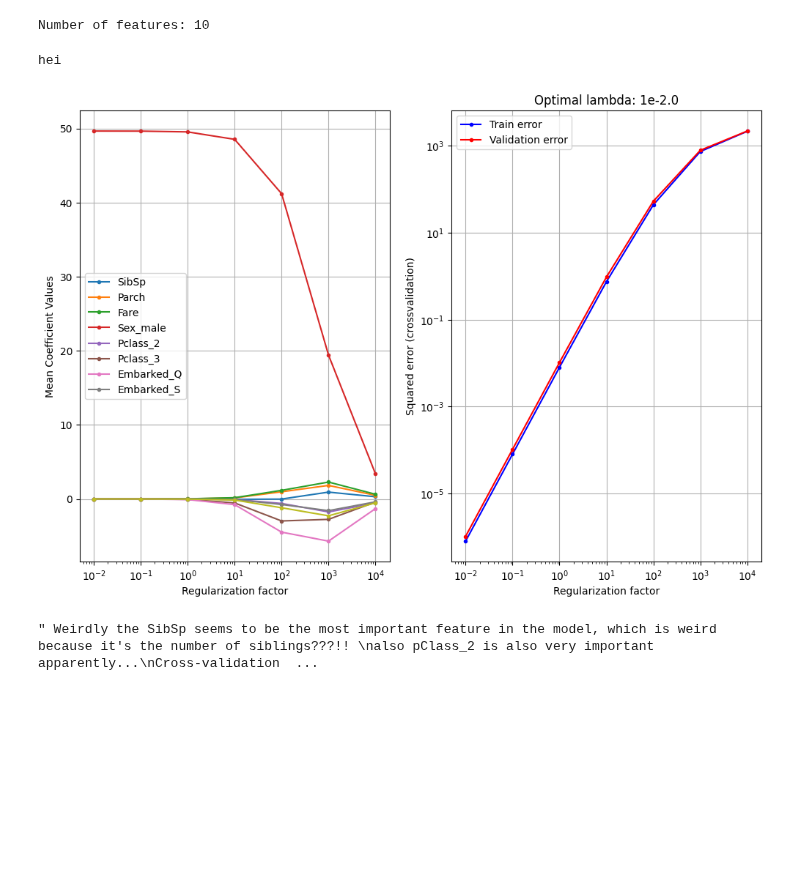
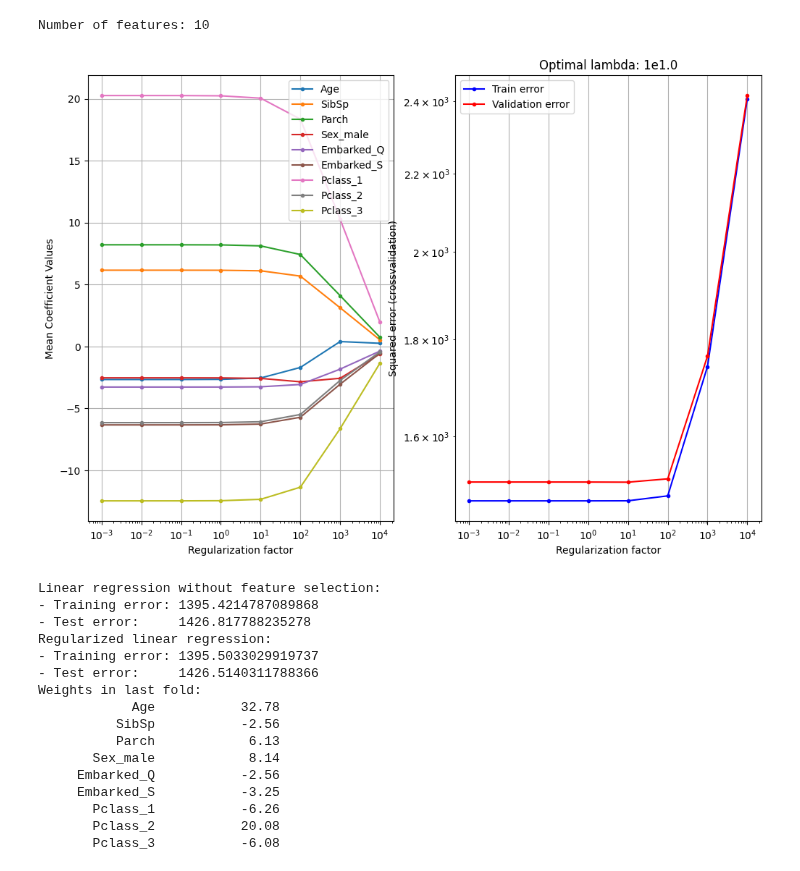
Before and after one commit to GisleGaren/IntroML02450, a Jupyter notebook: part2/analysis.ipynb, the cells around one changed output. Cells and saved outputs as stored; diff of their text form; code cells hidden in the pictures; blank space fills up the shorter version.

Commit message:
Found out that removing that insane outlier in the fare column, which was above 500, nearly halved my training and test error. I think we need to do a bit more data cleaning

```diff
--- a/part2/analysis.ipynb
+++ b/part2/analysis.ipynb
@@ -75,6 +75,9 @@ print(f"Missing values in 'SibSp' column: {missing_sibSp}")
 missing_fare = df['Fare'].isna().sum()
 print(f"Missing values in 'Fare' column: {missing_fare}")
 
+# Remove outliers based on Fare, which we did previously in report 1
+df = df[df.Fare <= 500]
+
 # First, let's drop these irrelevant columns, because they don't really add much value to our analysis
 df_clean = df.drop(columns=['PassengerId', 'Name', 'Ticket', 'Cabin','Survived', 'Fare'])
 
@@ -105,7 +108,8 @@ df_clean['Embarked'] = df_clean['Embarked'].fillna(df['Embarked'].mode()[0])
 # %%
 # Now let's feature transform the columns with string values to numerical values using one-hot encoding
 # One-hot encode with dropfirst so that we dont need example male and female columns, we can just use male with 1 if true and 0 if female
-df_clean = pd.get_dummies(df_clean, columns=['Sex', 'Pclass', 'Embarked'], drop_first=True)
+df_clean = pd.get_dummies(df_clean, columns=['Sex', 'Embarked'], drop_first=True)
+df_clean = pd.get_dummies(df_clean, columns=['Pclass'])
 
 attributeNames = list(df_clean.columns)
 
@@ -171,7 +176,7 @@ CV = model_selection.KFold(K, shuffle=True)
 Number of features: 10
 # %%
 # Like in our examples that we've looked through, we'll keep the lambda values 10^-5 to 10^8
-lambdas = np.power(10.0, range(-2, 5))
+lambdas = np.power(10.0, range(-3, 5))
 
 # Initialize the training and test errors without regularization
 Error_train = np.empty((K, 1))
@@ -370,66 +375,62 @@ for train_index, test_index in CV.split(X, y):
     )
 
         # Display the results for the last cross-validation fold
     if k == K - 1:
         figure(k, figsize=(12, 8))
         subplot(1, 2, 1)
         semilogx(lambdas, mean_w_vs_lambda.T[:, 1:], ".-")  # Don't plot the bias term
         xlabel("Regularization factor")
         ylabel("Mean Coefficient Values")
         grid()
         # You can choose to display the legend, but it's omitted for a cleaner
         # plot, since there are many attributes
-        legend(attributeNames[1:], loc='best')
+        legend(attributeNames, loc='best')
 
         subplot(1, 2, 2)
         title("Optimal lambda: 1e{0}".format(np.log10(opt_lambda)))
         loglog(
             lambdas, train_err_vs_lambda.T, "b.-", lambdas, test_err_vs_lambda.T, "r.-"
         )
         xlabel("Regularization factor")
         ylabel("Squared error (crossvalidation)")
         legend(["Train error", "Validation error"])
         grid()
 
     # To inspect the used indices, use these print statements
     # print('Cross validation fold {0}/{1}:'.format(k+1,K))
     # print('Train indices: {0}'.format(train_index))
     # print('Test indices: {0}\n'.format(test_index))
 
     k += 1
-
-print("hei")
 # %% [output]
-hei
-[figure, old version]
+[figure, new version]
-# %%
-""" Weirdly the SibSp seems to be the most important feature in the model, which is weird because it's the number of siblings???!!
-also pClass_2 is also very important apparently...
-Cross-validation fold 1:
-SibSp: Average coefficient magnitude across lambdas: 32.08125626399502
-Parch: Average coefficient magnitude across lambdas: 0.158580330996917
-Fare: Average coefficient magnitude across lambdas: 0.5641240410825895
-Sex_male: Average coefficient magnitude across lambdas: 0.6561339521027242
-Pclass_2: Average coefficient magnitude across lambdas: 36.87531592622887
-Pclass_3: Average coefficient magnitude across lambdas: 0.43366770274474364
-Embarked_Q: Average coefficient magnitude across lambdas: 1.0110316191967679
-Embarked_S: Average coefficient magnitude across lambdas: 1.8380993210797811
-
-Cross-validation fold 2:
-SibSp: Average coefficient magnitude across lambdas: 32.320296844481575
-Parch: Average coefficient magnitude across lambdas: 0.18996204855924034
-Fare: Average coefficient magnitude across lambdas: 0.4721307027820281
-Sex_male: Average coefficient magnitude across lambdas: 0.6107121775515586
-Pclass_2: Average coefficient magnitude across lambdas: 37.444018780716014
-Pclass_3: Average coefficient magnitude across lambdas: 0.4312075584098253
-Embarked_Q: Average coefficient magnitude across lambdas: 0.9500951984973555
-Embarked_S: Average coefficient magnitude across lambdas: 1.740220338966876
-
-Cross-validation fold 3:
-SibSp: Average coefficient magnitude across lambdas: 32.02645189715396
-Parch: Average coefficient magnitude across lambdas: 0.17579093239018123
-Fare: Average coefficient magnitude across lambdas: 0.6004231913350573
-Sex_male: Average coefficient magnitude across lambdas: 0.7096074025946185
-"""
-# %% [output]
-" Weirdly the SibSp seems to be the most important feature in the model, which is weird because it's the number of siblings???!! \nalso pClass_2 is also very important apparently...\nCross-validation  ...
+# %%
+# Display results
+print("Linear regression without feature selection:")
+print("- Training error: {0}".format(Error_train.mean()))
+print("- Test error:     {0}".format(Error_test.mean()))
+
+print("Regularized linear regression:")
+print("- Training error: {0}".format(Error_train_rlr.mean()))
+print("- Test error:     {0}".format(Error_test_rlr.mean()))
+
+print("Weights in last fold:")
+for m in range(M-1):
+    print("{:>15} {:>15}".format(attributeNames[m], np.round(w_rlr[m, -1], 2)))
+# %% [output]
+Linear regression without feature selection:
+- Training error: 1395.4214787089868
+- Test error:     1426.817788235278
+Regularized linear regression:
+- Training error: 1395.5033029919737
+- Test error:     1426.5140311788366
+Weights in last fold:
+            Age           32.78
+          SibSp           -2.56
+          Parch            6.13
+       Sex_male            8.14
+     Embarked_Q           -2.56
+     Embarked_S           -3.25
+       Pclass_1           -6.26
+       Pclass_2           20.08
+       Pclass_3           -6.08
```
Also changed, not shown: parts of 4 cells of this notebook.
